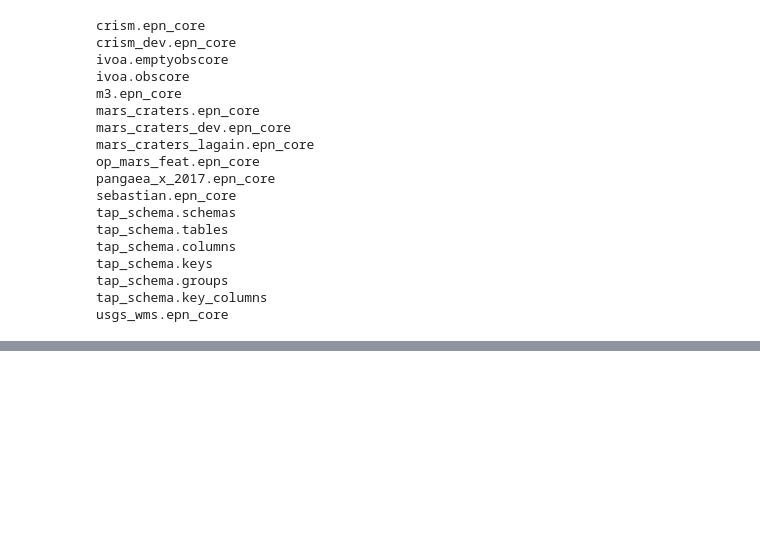
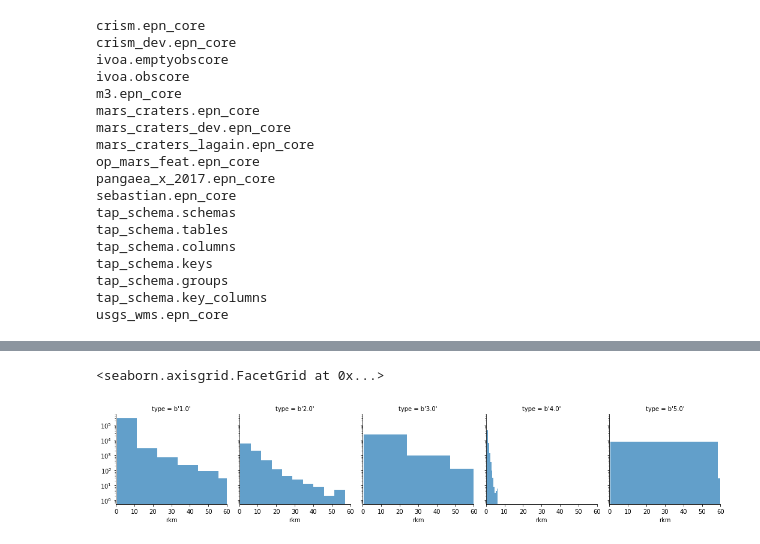
Before and after one commit to openplanetary/vespamap19tutorials, a Jupyter notebook: planetaryskl/notebooks/datadiscovery.ipynb, the cells around one changed output, grey strips where cells are left out. Saved outputs shown, nothing was run; the diff lists cells and outputs as text; code cells hidden in the pictures; blank space fills up the shorter version.

```diff
--- a/planetaryskl/notebooks/datadiscovery.ipynb
+++ b/planetaryskl/notebooks/datadiscovery.ipynb
@@ -51,0 +61,7 @@ df.head()
+# %%
+g = sns.FacetGrid(df, col="type")
+g.map(plt.hist, "rkm", alpha=.7).set(xlim=(0, 60), yscale='log');
+#g.add_legend();
+# %% [output]
+<seaborn.axisgrid.FacetGrid at 0x...>
+[figure, added]
```
Also changed, not shown: parts of 6 cells of this notebook.
